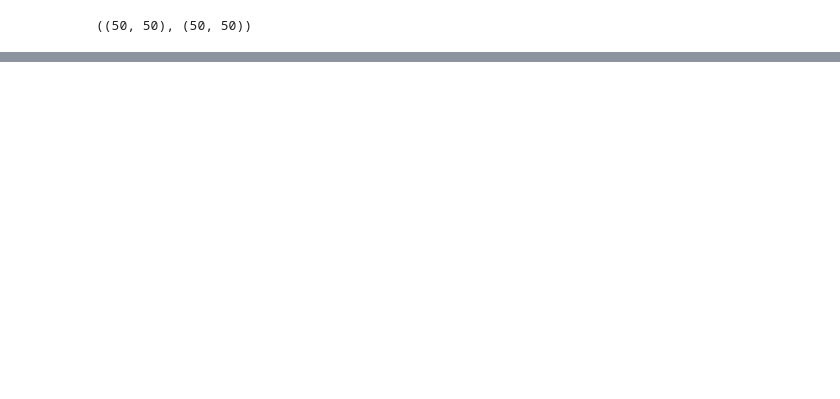
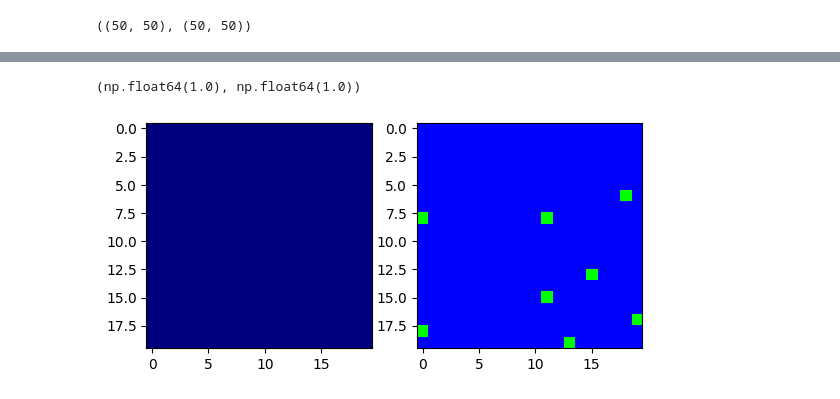
Before and after one commit to Hubert-Pierzchalski/reaction-diffusion, a Jupyter notebook: project/reaction_diffusion.ipynb, the cells around one changed output, grey strips where cells are left out. Saved outputs shown, nothing was run; the diff lists cells and outputs as text; code cells hidden in the pictures; blank space fills up the shorter version.

```diff
--- a/project/reaction_diffusion.ipynb
+++ b/project/reaction_diffusion.ipynb
@@ -104,0 +144,8 @@ print(a)
+# %%
+fig, ax = plt.subplots(ncols=2)
+ax[0].imshow(prey_grid, cmap='jet')
+ax[1].imshow(predator_grid, cmap='brg')
+np.max(prey_grid), np.max(predator_grid)
+# %% [output]
+(np.float64(1.0), np.float64(1.0))
+[figure, added]
```
Also changed, not shown: parts of 10 cells of this notebook.
